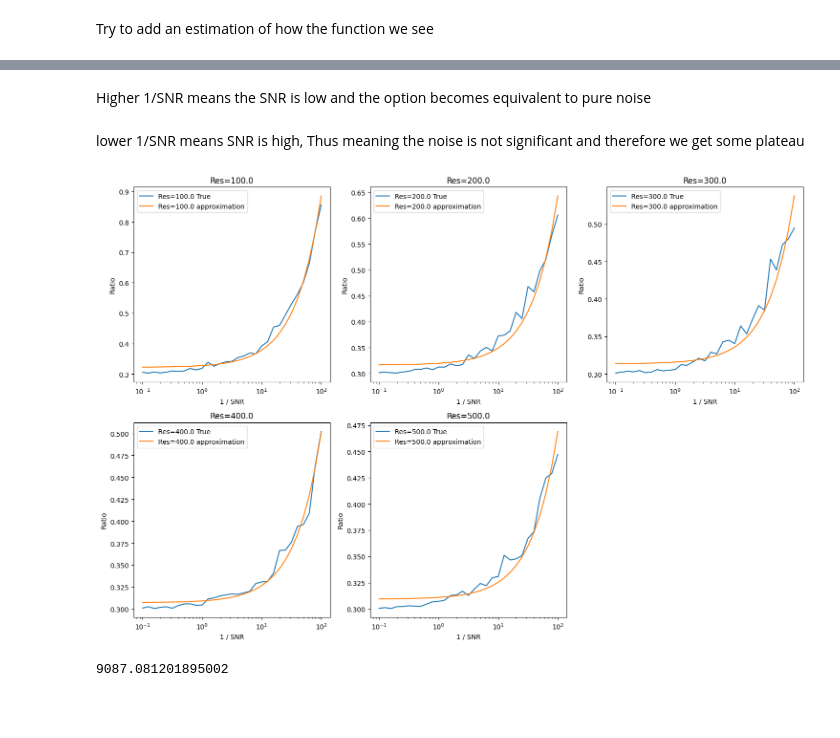
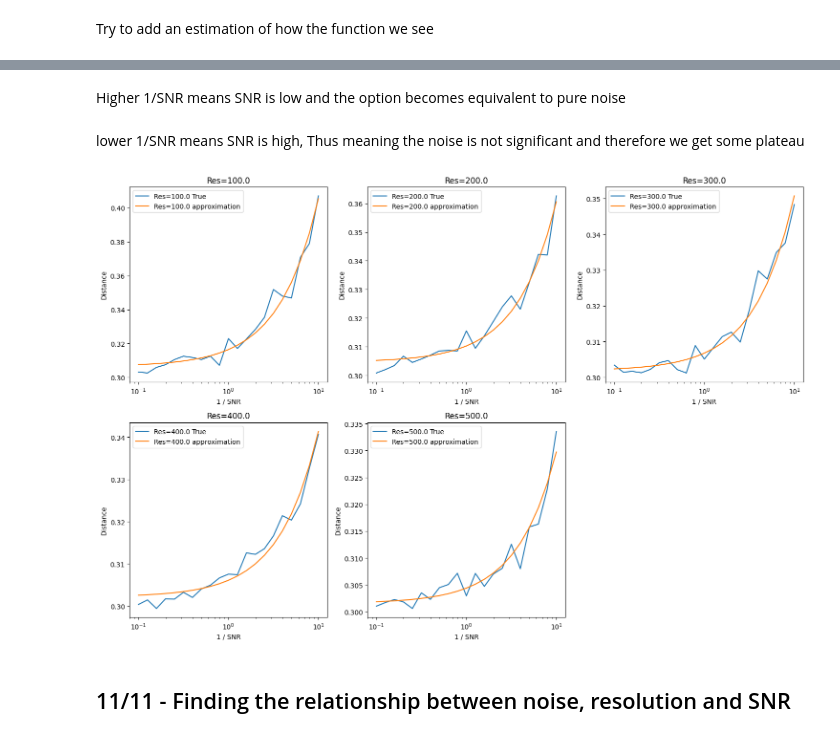
Before and after one commit to warik21/Thesis, a Jupyter notebook: Changing_to_SNR.ipynb, the cells around one changed output, grey strips where cells are left out. Cells and saved outputs as stored; diff of their text form; code cells hidden in the pictures; blank space fills up the shorter version.

```diff
--- a/Changing_to_SNR.ipynb
+++ b/Changing_to_SNR.ipynb
@@ -194,7 +196,7 @@ fig = plt.figure(figsize=(10,10))
 ax1 = fig.add_subplot(2,1,1)
 ax2 = fig.add_subplot(2,1,2)
 
-for res in unique_res:
+for res in resolutions:
     df_subset = df[(df['Res'] == res) & (df['SNR'] > 0.1)]
 
     x_values_SNR = 1 / df_subset['SNR'].values
@@ -210,14 +212,14 @@ for res in unique_res:
 
 
 
-# ax1.set_xscale('log')
+ax1.set_xscale('log')
 # ax1.invert_xaxis()
 ax1.set_title('Distance = f(SNR) for different resolutions')
 ax1.set_xlabel('SNR')
 ax1.set_ylabel('Distance')
 ax1.legend()
 
-# ax2.set_xscale('log')
+ax2.set_xscale('log')
 ax2.set_title('Distance = f(Noise) for different resolutions, When SNR>0.1')
 ax2.set_xlabel('Noise')
 ax2.set_ylabel('Distance')
@@ -259,8 +251,10 @@ approximated_distances_df = pd.DataFrame()
 scales = df['Scale_Param'].unique()
 scale = scales[0]
 
+SNR_values = SNR_values[10:]
+
 for res in unique_res:
-    df_subset = df[(df['Res'] == res) & (df['Scale_Param']==scale) & (df['SNR'] > 0.000001)]
+    df_subset = df[(df['Res'] == res) & (df['Scale_Param']==scale) & (df['SNR'] >= 0.1)]
     # print(len(relevant_row.index))
 
     x = 1 / df_subset['SNR'].values
@@ -281,7 +275,9 @@ for res in unique_res:
             'Distance_Without_Noise' : classic_distance[0],
             'Distance_With_Noise' : noised_distance[0],
             'Distance_With_Noise_Bound' : approx.values[0],
-            'Ratio' : (noised_distance / approx).values[0]
+            'Ratio' : (noised_distance / approx).values[0],
+            'a' : a,
+            'b' : b
         }
 
         approximated_distances_df = approximated_distances_df._append(new_row, ignore_index=True)
@@ -305,7 +301,7 @@ Text(0, 0.5, 'SNR')
 plt.figure(figsize=(10,10))
 
 for i in range(5):
-    subset = approximated_distances_df[approximated_distances_df['Res'] == resolutions[i]]
+    subset = approximated_distances_df[(approximated_distances_df['Res'] == resolutions[i]) & (approximated_distances_df['SNR'] > 0.1)]
     # x = subset['SNR'].values
     x = 1 / subset['SNR'].values
     plt.plot(x, subset['Ratio'],
@@ -332,19 +327,0 @@ approximated_distances_df.head()
-# %%
-plt.figure(figsize=(10,10))
-
-for i in range(5):
-
-    subset = approximated_distances_df[approximated_distances_df['Res'] == resolutions[i]]
-    # x = subset['SNR'].values
-    x = 1 / subset['SNR'].values
-    plt.plot(x, subset['Distance_With_Noise'], label=f'Res={resolutions[i]} True')
-    plt.plot(x, subset['Distance_With_Noise_Bound'], label=f'Res={resolutions[i]} approximation')
-
-plt.title('Distance ratio given different res values')
-plt.xscale('log')
-plt.xlabel('1 / SNR')
-plt.ylabel('Ratio')
-plt.annotate('The option becomes equivalent to pure noise', xy=(40, 0.95), xytext = (100, 0.93), arrowprops=dict(facecolor='black', arrowstyle='->'),
-             horizontalalignment='right')
-plt.legend()
-plt.show()
@@ -353,32 +328,27 @@ plt.show()
 # %% [markdown]
-Higher 1/SNR means the SNR is low and the option becomes equivalent to pure noise
+Higher 1/SNR means SNR is low and the option becomes equivalent to pure noise
 # %% [markdown]
 lower 1/SNR means SNR is high, Thus meaning the noise is not significant and therefore we get some plateau
 # %%
 plt.figure(figsize=(15, 10))
 
-for i in range(len(resolutions)):
+for i in range(5):
 
     subset = approximated_distances_df[approximated_distances_df['Res'] == resolutions[i]]
     x = 1 / subset['SNR'].values
 
     # Arrange the plots in a 2x3 grid
     plt.subplot(2, 3, i + 1)
 
     plt.plot(x, subset['Distance_With_Noise'], label=f'Res={resolutions[i]} True')
     plt.plot(x, subset['Distance_With_Noise_Bound'], label=f'Res={resolutions[i]} approximation')
     plt.title(f'Res={resolutions[i]}')
     plt.xscale('log')
     plt.xlabel('1 / SNR')
-    plt.ylabel('Ratio')
-
-    # Annotate each subplot
-    plt.annotate('The option becomes equivalent to pure noise', xy=(35000, 0.93), xytext = (20000, 0.93), arrowprops=dict(facecolor='black', arrowstyle='->'),
-                 horizontalalignment='right')
-
+    plt.ylabel('Distance')
     plt.legend()
 
 plt.tight_layout()  # Adjusts the plots so that they don't overlap
 plt.show()
 # %% [output]
-[figure, old version]
+[figure, new version]
@@ -388,4 +355,2 @@ x = np.random.normal(0,3,n)
-# %%
-sum(x ** 2)
-# %% [output]
-9087.081201895002
+# %% [markdown]
+## 11/11 - Finding the relationship between noise, resolution and SNR
```
Also changed, not shown: parts of 40 cells of this notebook, 1 other file.
